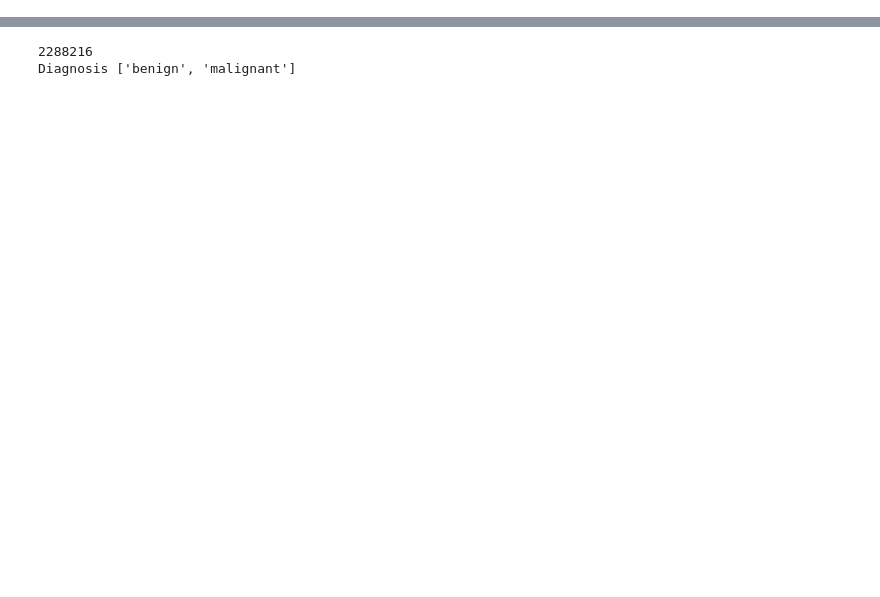
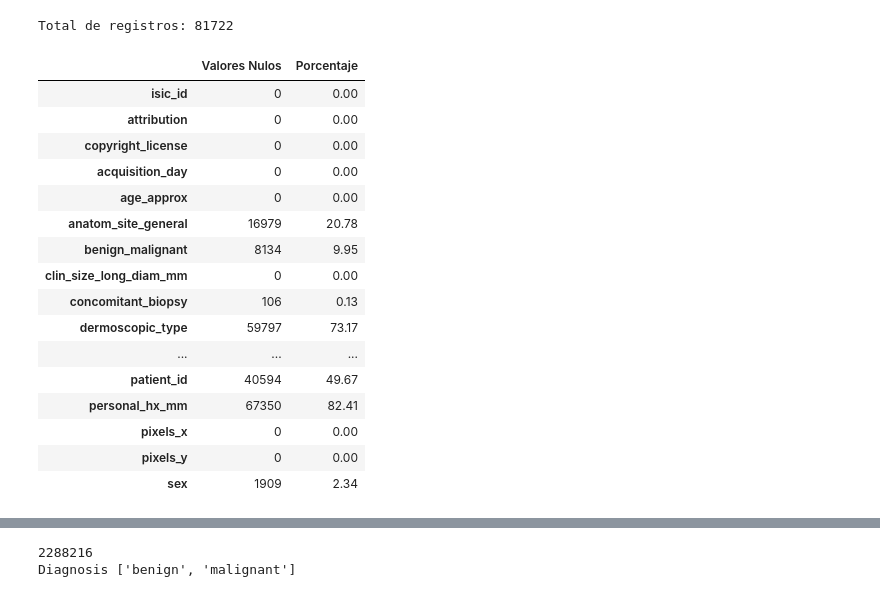
Before and after one commit to AnderTxuCode/final-ml-skin-issues, a Jupyter notebook: explore.ipynb, the cells around one changed output, grey strips where cells are left out. Cells and saved outputs as stored; diff of their text form; code cells hidden in the pictures; blank space fills up the shorter version.

```diff
--- a/explore.ipynb
+++ b/explore.ipynb
@@ -17,3 +17,35 @@ image_dir = "Data/images"
 
 data = pd.read_csv("Data/metadata.csv")
 data_uni = data.drop_duplicates()
+# %%
+total_registros = len(data_uni)
+print(f'Total de registros: {total_registros}')
+
+valores_nulos = data_uni.isnull().sum()
+porcentaje_nulos = (valores_nulos / total_registros * 100).round(2)
+
+nulos_df = pd.DataFrame({
+    'Valores Nulos': valores_nulos,
+    'Porcentaje': porcentaje_nulos
+})
+
+nulos_df
+# %% [output]
+Total de registros: 81722
+|  | Valores Nulos | Porcentaje |
+| isic_id | 0 | 0.00 |
+| attribution | 0 | 0.00 |
+| copyright_license | 0 | 0.00 |
+| acquisition_day | 0 | 0.00 |
+| age_approx | 0 | 0.00 |
+| anatom_site_general | 16979 | 20.78 |
+| benign_malignant | 8134 | 9.95 |
+| clin_size_long_diam_mm | 0 | 0.00 |
+| concomitant_biopsy | 106 | 0.13 |
+| dermoscopic_type | 59797 | 73.17 |
+| ... | ... | ... |
+| patient_id | 40594 | 49.67 |
+| personal_hx_mm | 67350 | 82.41 |
+| pixels_x | 0 | 0.00 |
+| pixels_y | 0 | 0.00 |
+| sex | 1909 | 2.34 |
```
Also changed, not shown: parts of 4 cells of this notebook.
